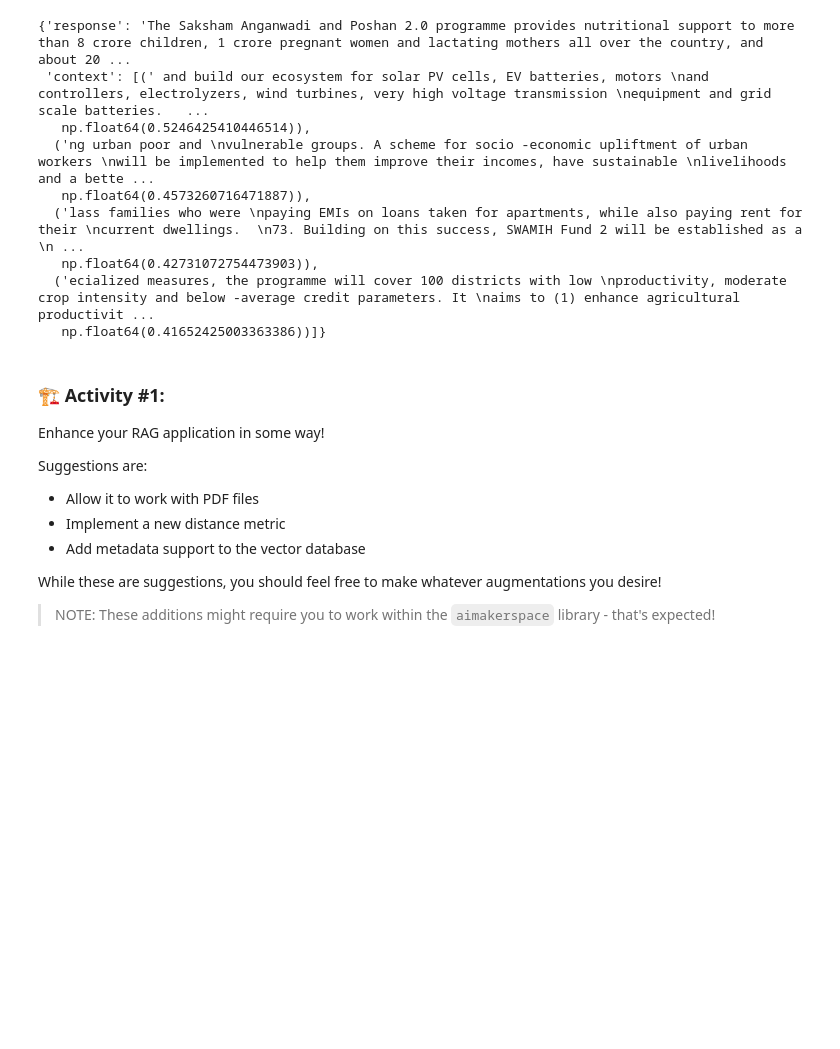
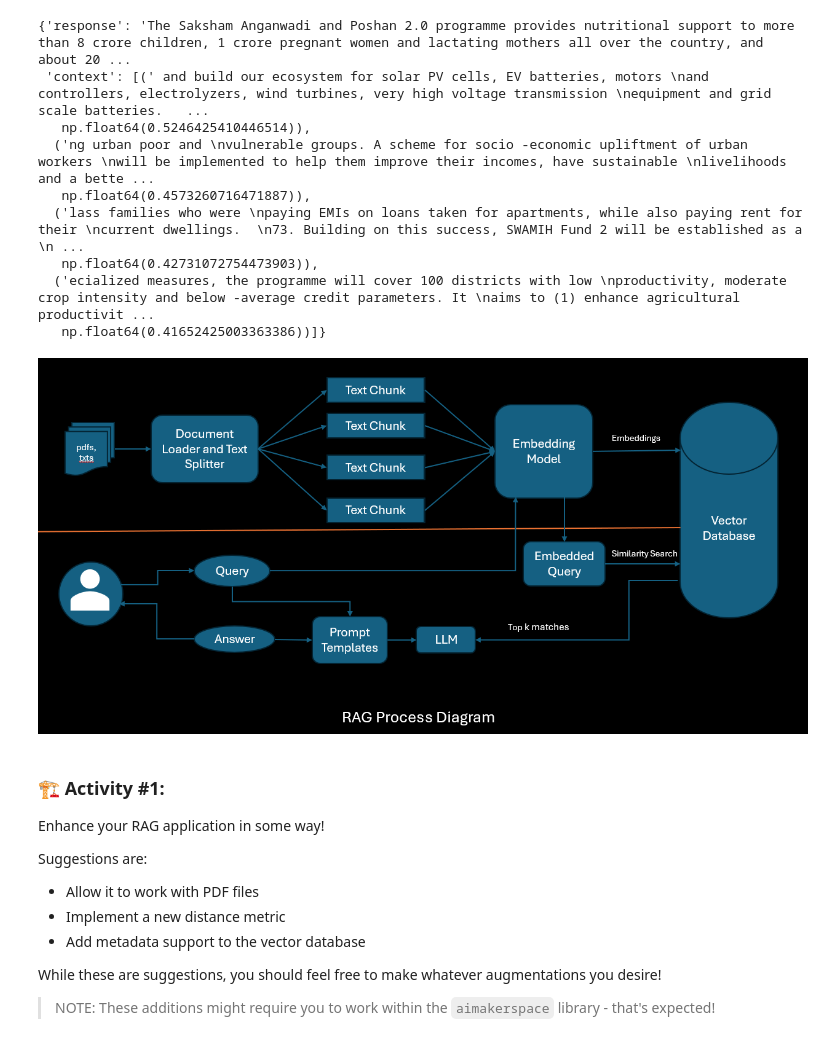
Before and after one commit to shraddhapatil0078/AIE6, a Jupyter notebook: 02_Embeddings_and_RAG/Pythonic_RAG_Assignment.ipynb, the cells around one changed output. Cells and saved outputs as stored; diff of their text form; code cells hidden in the pictures; blank space fills up the shorter version.

Commit message:
Added RAG process diagram

```diff
--- a/02_Embeddings_and_RAG/Pythonic_RAG_Assignment.ipynb
+++ b/02_Embeddings_and_RAG/Pythonic_RAG_Assignment.ipynb
@@ -534,6 +536,11 @@ retrieval_augmented_qa_pipeline.run_pipeline("Saksham Anganwadi and Poshan 2.0")
    np.float64(0.42731072754473903)),
   ('ecialized measures, the programme will cover 100 districts with low \nproductivity, moderate crop intensity and below -average credit parameters. It \naims to (1) enhance agricultural  productivit ...
    np.float64(0.41652425003363386))]}
+# %%
+from IPython.display import Image
+Image(filename='images/RAG Process Diagram.png')
+# %% [output]
+[figure, added]
 # %% [markdown]
 ### 🏗️ Activity #1:
 
```
Also changed, not shown: parts of 1 cell of this notebook, 1 other file.
